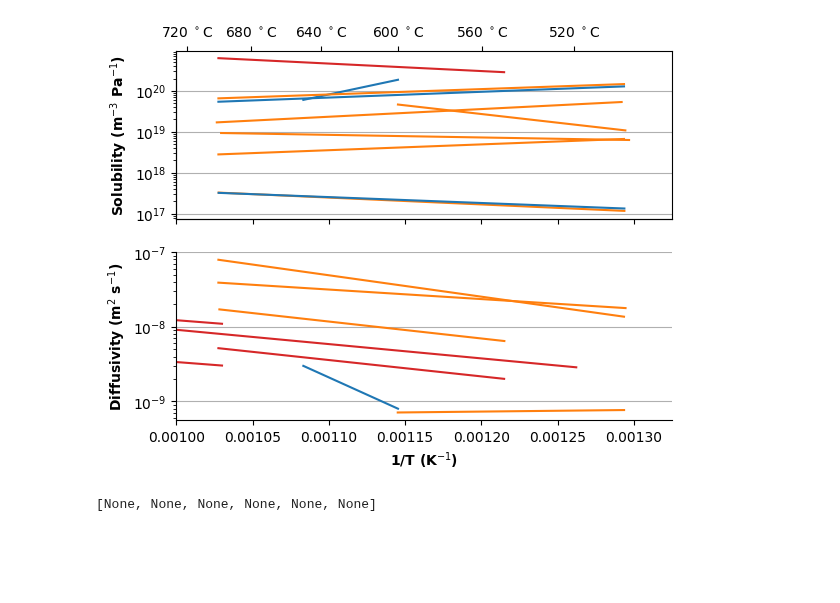
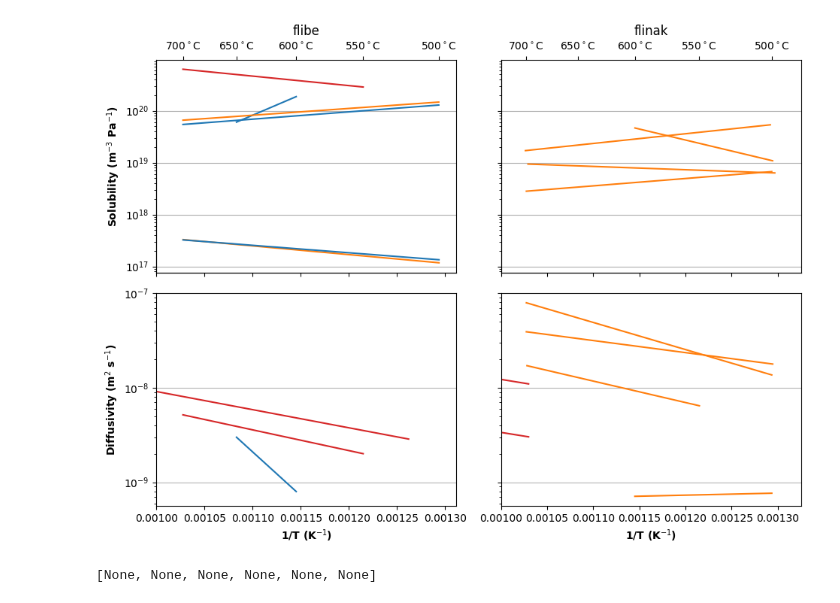
Before and after one commit to LIBRA-project/BABY-100-mL-runs, a Jupyter notebook: h_properties_libra.ipynb, the cells around one changed output. Cells and saved outputs as stored; diff of their text form; code cells hidden in the pictures; blank space fills up the shorter version.

Commit message:
better plotting

```diff
--- a/h_properties_libra.ipynb
+++ b/h_properties_libra.ipynb
@@ -4,57 +5,61 @@ import matplotlib.pyplot as plt
 # %%
+iso_to_colour = {"H": "tab:orange", "D": "tab:blue", "T": "tab:red"}
 
-iso_to_colour = {
-    "H": "tab:orange",
-    "D": "tab:blue",
-    "T": "tab:red"
-}
+fig, axs = plt.subplots(
+    nrows=2, ncols=2, sharex="col", sharey="row", figsize=(6.4 * 1.5, 4.8 * 1.5)
+)
 
-fig, axs = plt.subplots(nrows=2, ncols=1, sharex=True)
+for col, mat in enumerate(["flibe", "flinak"]):
+    plt.sca(axs[0][col])
+    plt.title(mat)
+
+    salt_solubilities = htm.solubilities.filter(material=mat)
+
+    for prop in salt_solubilities:
+        htm.plotting.plot(prop, color=iso_to_colour[prop.isotope])
+    plt.yscale("log")
+
+    plt.xlabel("")
+    plt.grid(axis="y")
+
+    plt.gca().spines.right.set_visible(False)
+    plt.gca().spines.top.set_visible(False)
+
+    plt.sca(axs[1][col])
+
+    salt_diffusivities = htm.diffusivities.filter(material=mat)
+
+    for prop in salt_diffusivities:
+        htm.plotting.plot(prop, color=iso_to_colour[prop.isotope])
+
+    plt.yscale("log")
+
+    plt.grid(axis="y")
+
+    plt.xlim(left=0.0010)
+
+    ax_temperature = axs[0][col].twiny()
+    ax_temperature.set_xlim(axs[0][col].get_xlim())
+
+    temperature_ticks = np.arange(700, 450, step=-50)  # C
+    ax_temperature.set_xticks([1 / (T + 273.15) for T in temperature_ticks])
+    ax_temperature.set_xticklabels([f"{T:.0f}$^\circ$C" for T in temperature_ticks])
+    ax_temperature.figure.canvas.draw()
 
 
-plt.sca(axs[0])
-salt_solubilities = htm.solubilities.filter(material=["flibe", "flinak"])
+for ax in [axs[1][0], axs[1][1]]:
+    plt.sca(ax)
+    plt.xlabel("1/T (K$^{-1}$)", weight="bold")
 
-for prop in salt_solubilities:
-    htm.plotting.plot(prop, color=iso_to_colour[prop.isotope])
-plt.yscale("log")
-plt.ylabel("Solubility (m$^{-3}$ Pa$^{-1}$)", weight="bold")
-plt.xlabel("")
-plt.grid(axis="y")
-
-plt.gca().spines.right.set_visible(False)
-plt.gca().spines.top.set_visible(False)
+axs[0][0].set_ylabel("Solubility (m$^{-3}$ Pa$^{-1}$)", weight="bold")
+axs[1][0].set_ylabel("Diffusivity (m$^{2}$ s$^{-1}$)", weight="bold")
 
 
-plt.sca(axs[1])
-
-salt_diffusivities = htm.diffusivities.filter(material=["flibe", "flinak"])
-
-for prop in salt_diffusivities:
-    htm.plotting.plot(prop, color=iso_to_colour[prop.isotope])
-
-plt.yscale("log")
-plt.ylabel("Diffusivity (m$^{2}$ s$^{-1}$)", weight="bold")
-plt.xlabel("1/T (K$^{-1}$)", weight="bold")
-plt.grid(axis="y")
-
-plt.gca().spines.right.set_visible(False)
-plt.gca().spines.top.set_visible(False)
-
-plt.xlim(left=0.0010)
-
-ax_temperature = axs[0].twiny()
-x1, x2 = axs[0].get_xlim()
-
-def tick_function(X):
-    V = 1000/(X)
-    return ["%.0f" % z for z in V]
-ax_temperature.set_xlim(axs[0].get_xlim())
-import numpy as np
-temperature_ticks = np.arange(720, 500, step=-40)  # C
-ax_temperature.set_xticks([1/(T + 273.15) for T in temperature_ticks])
-ax_temperature.set_xticklabels([f"{T:.0f} $^\circ$C" for T in temperature_ticks])
-ax_temperature.figure.canvas.draw()
+# TODO make this work
+# for ax in [*axs[0], *axs[1]]:
+#     ax.spines.right.set_visible(False)
+#     ax.spines.top.set_visible(False)
+plt.tight_layout()
 # %% [output]
-[figure, old version]
+[figure, new version]
 # %%
```
Also changed, not shown: parts of 3 cells of this notebook.
